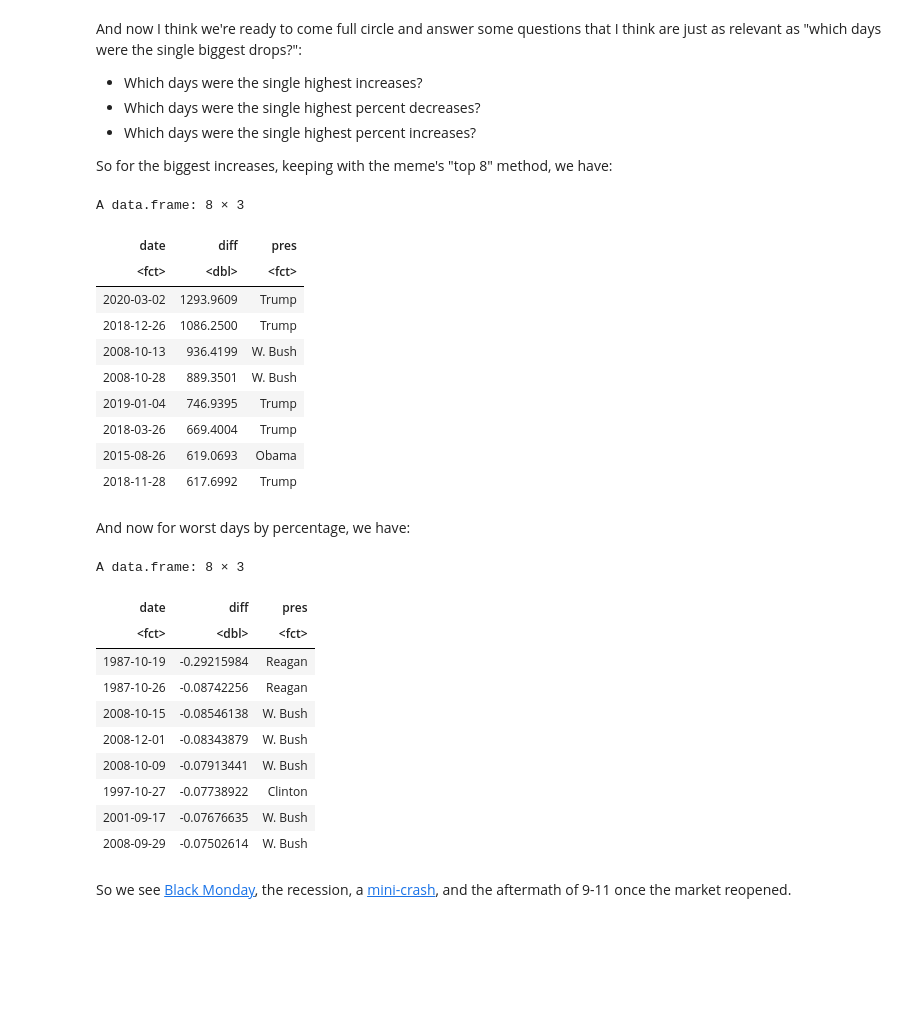
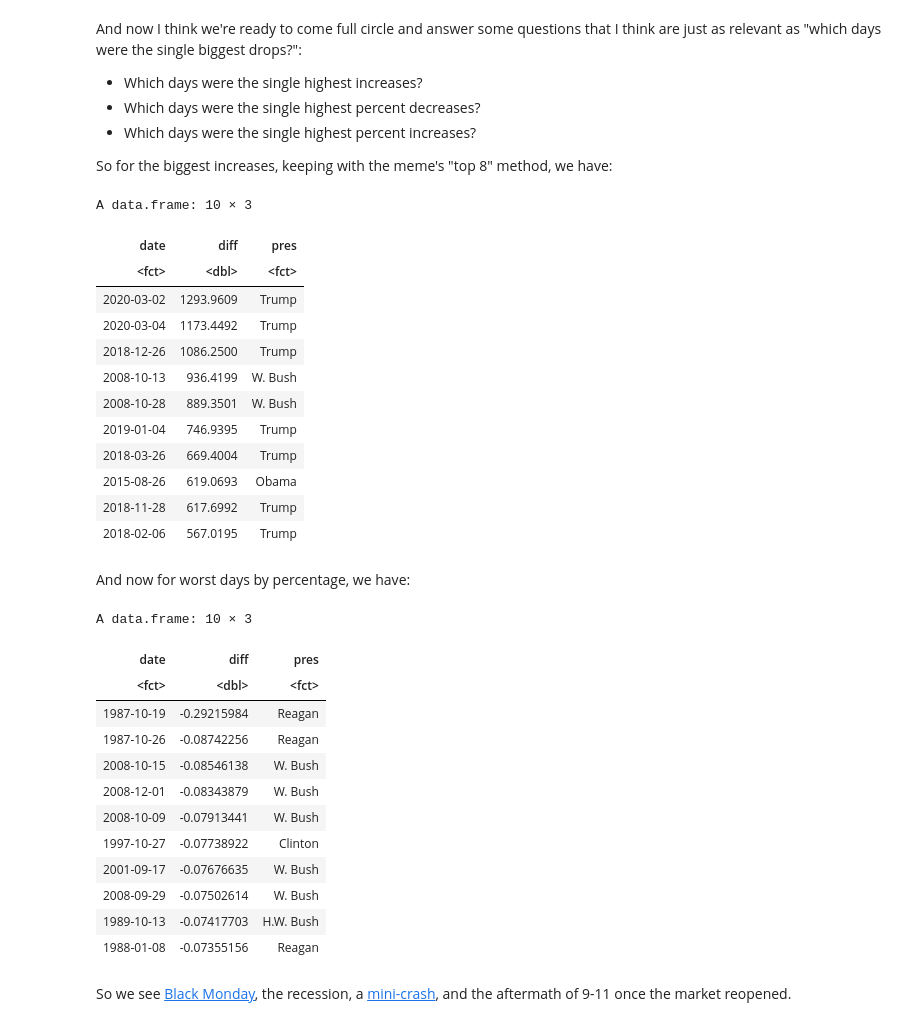
Before and after one commit to eaott/small_projects, a Jupyter notebook: DowJones.ipynb, the cells around one changed output. Cells and saved outputs as stored; diff of their text form; code cells hidden in the pictures; blank space fills up the shorter version.

```diff
--- a/DowJones.ipynb
+++ b/DowJones.ipynb
@@ -53,0 +60,27 @@ But is that the full story? Let's visualize the closing price over time.
+# %%
+# First, let's build up the appropriate ranges
+d = as.Date(data$Date[2:length(data$Date)])
+reagan = (d >= as.Date('1981-01-20')) & (d < as.Date('1989-01-20'))
+hwbush = (d >= as.Date('1989-01-20')) & (d < as.Date('1993-01-20'))
+clinton = (d >= as.Date('1993-01-20')) & (d < as.Date('2001-01-20'))
+wbush = (d >= as.Date('2001-01-20')) & (d < as.Date('2009-01-20'))
+obama = (d >= as.Date('2009-01-20')) & (d < as.Date('2017-01-20'))
+trump = d >= as.Date('2017-01-20')
+
+date_map = list("Reagan"= reagan, "H.W. Bush"= hwbush, "Clinton"= clinton, "W. Bush"= wbush, "Obama"= obama, "Trump"= trump)
+# %%
+# Look at one-day differences
+oneDayCloseDiff = diff(data$Close)
+# Determine where the large jumps were
+idxs = order(oneDayCloseDiff)
+
+presidents = c(1:10)
+for (i in 1:10){
+    for (n in names(date_map)) {
+        if (date_map[[n]][idxs[i] + 1]) {
+            presidents[i] = n
+        }
+    }
+}
+
+data.frame(date=data$Date[idxs[1:10] + 1], diff=oneDayCloseDiff[idxs[1:10]], pres=presidents)
@@ -101,14 +141,23 @@ So for the biggest increases, keeping with the meme's "top 8" method, we have:
 # %%
 # Single highest increases
 idxs = order(oneDayCloseDiff, decreasing = TRUE)
 # After analysis...
-names = c("Trump","Trump","W. Bush","W. Bush","Trump","Trump","Obama","Trump")
-data.frame(date=data$Date[idxs[1:8]+1], diff=oneDayCloseDiff[idxs[1:8]], pres=names)
+presidents = c(1:10)
+for (i in 1:10){
+    for (n in names(date_map)) {
+        if (date_map[[n]][idxs[i] + 1]) {
+            presidents[i] = n
+        }
+    }
+}
+
+data.frame(date=data$Date[idxs[1:10] + 1], diff=oneDayCloseDiff[idxs[1:10]], pres=presidents)
 # %% [output]
-A data.frame: 8 × 3
+A data.frame: 10 × 3
 | date | diff | pres |
 | <fct> | <dbl> | <fct> |
 | 2020-03-02 | 1293.9609 | Trump |
+| 2020-03-04 | 1173.4492 | Trump |
 | 2018-12-26 | 1086.2500 | Trump |
 | 2008-10-13 | 936.4199 | W. Bush |
 | 2008-10-28 | 889.3501 | W. Bush |
@@ -116,17 +165,25 @@ A data.frame: 8 × 3
 | 2018-03-26 | 669.4004 | Trump |
 | 2015-08-26 | 619.0693 | Obama |
 | 2018-11-28 | 617.6992 | Trump |
+| 2018-02-06 | 567.0195 | Trump |
 # %% [markdown]
 And now for worst days by percentage, we have:
 # %%
 # Worst percent difference
 idxs = order(oneDayClosePercentDiff)
 # After analysis...
-names = c("Reagan","Reagan","W. Bush","W. Bush","W. Bush","Clinton","W. Bush","W. Bush")
+presidents = c(1:10)
+for (i in 1:10){
+    for (n in names(date_map)) {
+        if (date_map[[n]][idxs[i] + 1]) {
+            presidents[i] = n
+        }
+    }
+}
 
-data.frame(date=data$Date[idxs[1:8]+1], diff=oneDayClosePercentDiff[idxs[1:8]], pres=names)
+data.frame(date=data$Date[idxs[1:10] + 1], diff=oneDayClosePercentDiff[idxs[1:10]], pres=presidents)
 # %% [output]
-A data.frame: 8 × 3
+A data.frame: 10 × 3
 | date | diff | pres |
 | <fct> | <dbl> | <fct> |
 | 1987-10-19 | -0.29215984 | Reagan |
@@ -137,6 +194,8 @@ A data.frame: 8 × 3
 | 1997-10-27 | -0.07738922 | Clinton |
 | 2001-09-17 | -0.07676635 | W. Bush |
 | 2008-09-29 | -0.07502614 | W. Bush |
+| 1989-10-13 | -0.07417703 | H.W. Bush |
+| 1988-01-08 | -0.07355156 | Reagan |
 # %% [markdown]
 So we see [Black Monday](https://en.wikipedia.org/wiki/Black_Monday_(1987)), the recession, a [mini-crash](https://en.wikipedia.org/wiki/October_27,_1997,_mini-crash), and the aftermath of 9-11 once the market reopened.
 # %% [markdown]
```
Also changed, not shown: parts of 9 cells of this notebook, 1 other file.
